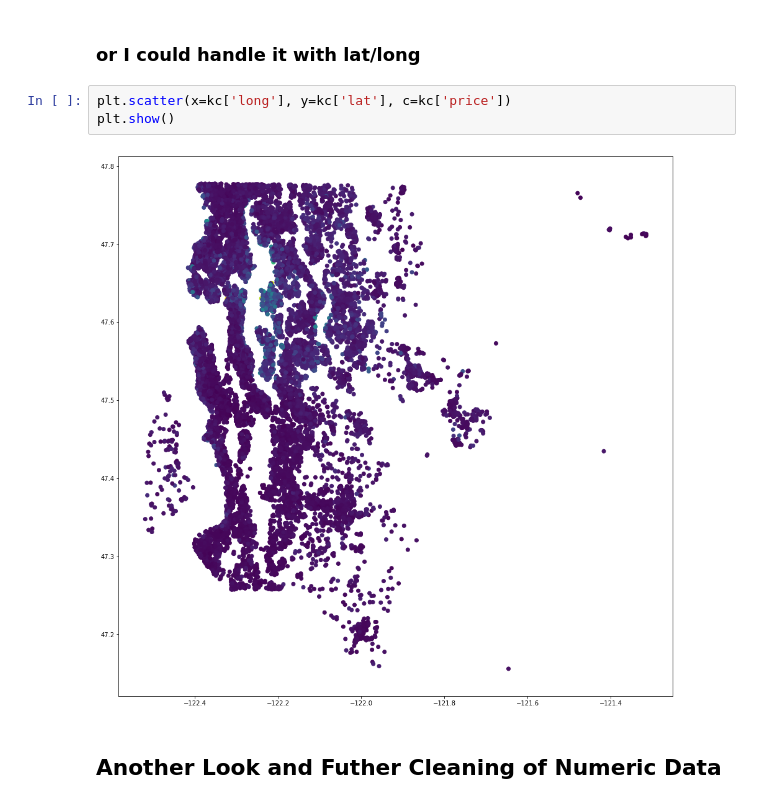
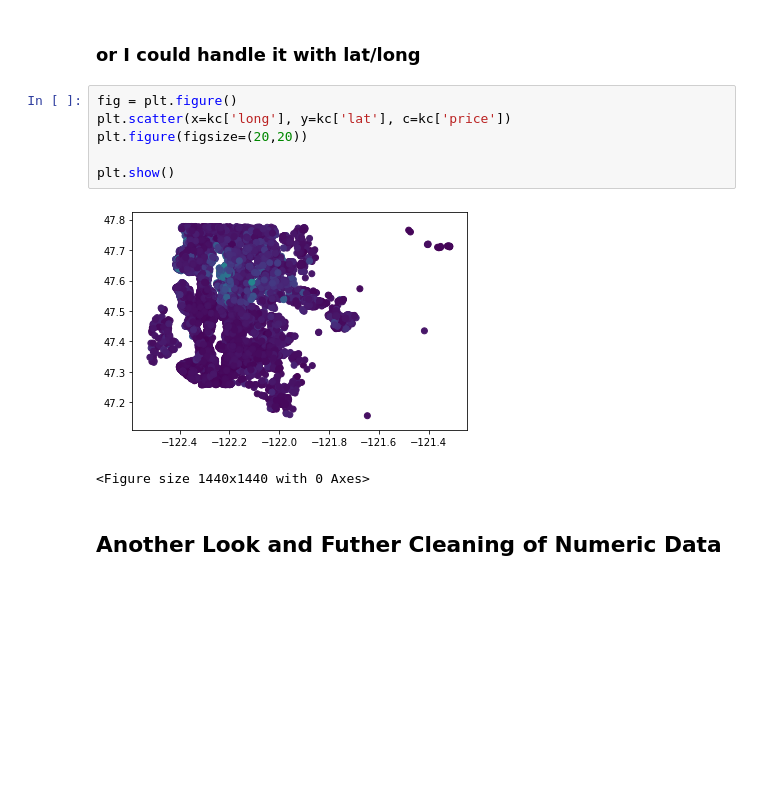
Before and after one commit to andiosika/dsc-v2-mod1-final-project-online-ds-pt-100719, a Jupyter notebook: student.ipynb, the cells around one changed output. Cells and saved outputs as stored; diff of their text form; blank space fills up the shorter version.

```diff
--- a/student.ipynb
+++ b/student.ipynb
@@ -931,10 +975,14 @@ zip_price = kc.groupby('price')['zipcode'].mean()
 # %% [markdown]
 ### or I could handle it with lat/long
 # %%
+fig = plt.figure()
 plt.scatter(x=kc['long'], y=kc['lat'], c=kc['price'])
+plt.figure(figsize=(20,20))
+
 plt.show()
 # %% [output]
-[figure, old version]
+[figure, new version]
+<Figure size 1440x1440 with 0 Axes>
 # %% [markdown]
 ## Another Look and Futher Cleaning of Numeric Data
 # %%
```
Also changed, not shown: parts of 33 cells of this notebook.
